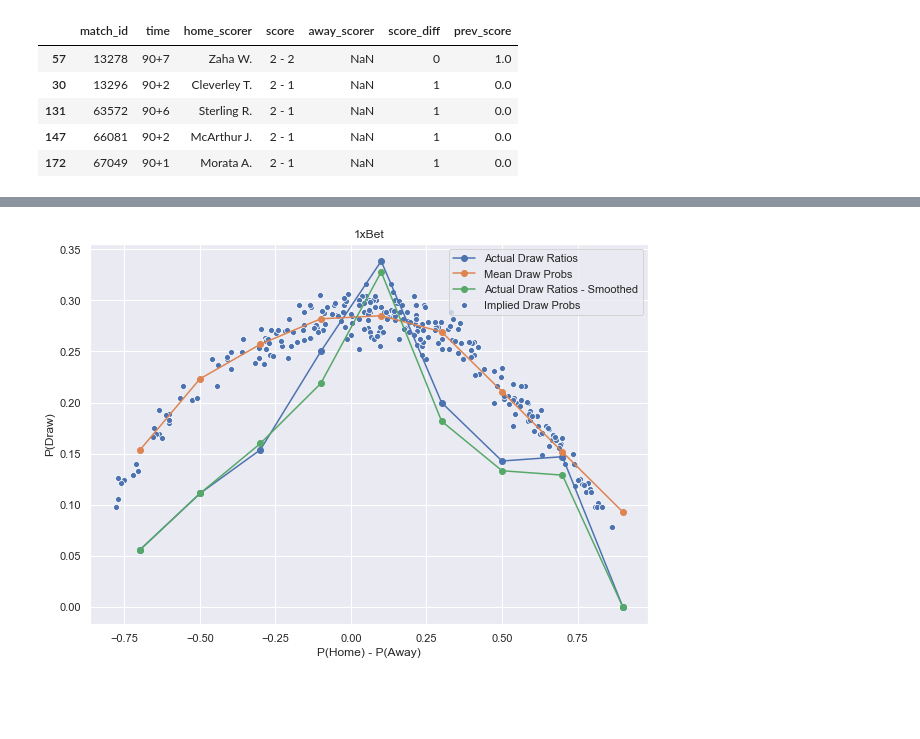
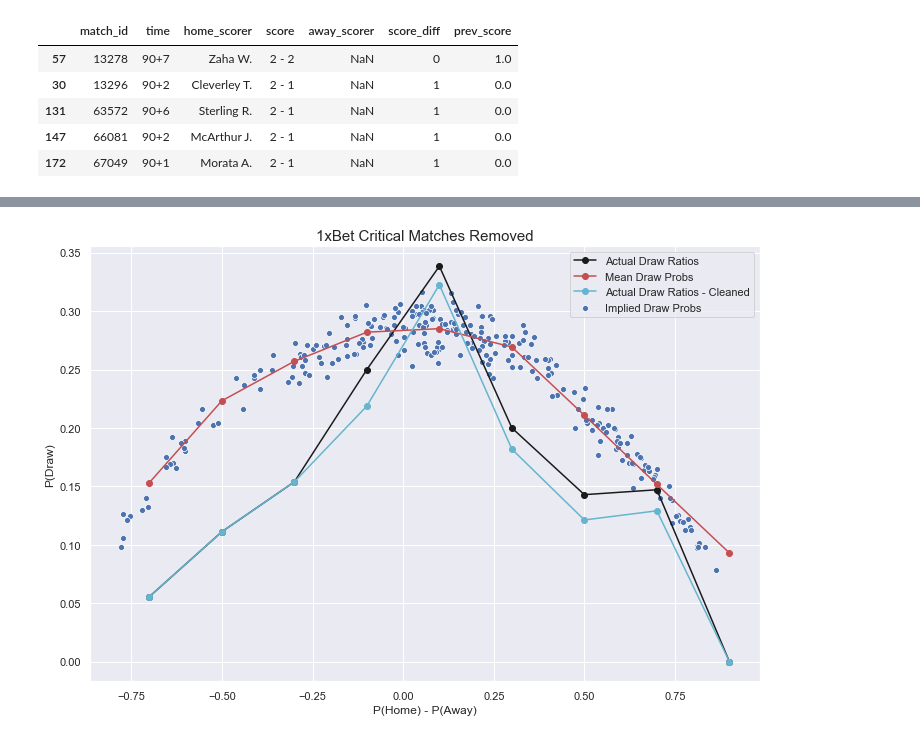
Before and after one commit to BU-IE-582/fall19-sarikayamerts, a Jupyter notebook: hw1/Assignment1.ipynb, the cells around one changed output, grey strips where cells are left out. Saved outputs shown, nothing was run; the diff lists cells and outputs as text; code cells hidden in the pictures; blank space fills up the shorter version.

```diff
--- a/hw1/Assignment1.ipynb
+++ b/hw1/Assignment1.ipynb
@@ -191,6 +194,9 @@ Std of home_score - away_score is 1.889429497135252
 ## Task2
 # %%
 # subsetting bets to odd1 oddx odd2 only
+# odd values should be more than
+print(len(bets))
+bets = bets[bets['value'] > 1]
 print(len(bets))
 bets = bets[bets['variable'].isin(['odd_1', 'odd_x', 'odd_2'])]
 print(len(bets))
@@ -216,9 +223,6 @@ bets.head()
 | 2 | 150844 | 1xBet | 3.09 | 3.3 | 2.46 | 2017-02-10 10:23:46 |
 | 3 | 150844 | Marathonbet | 3.10 | 3.3 | 2.44 | 2017-02-10 10:23:46 |
 | 4 | 150844 | bwin | 2.55 | 3.3 | 2.40 | 2017-02-10 10:23:46 |
-# %%
-# odds shouldn't be less than 1
-bets = bets[(bets['odd_1'] > 1) & (bets['odd_x'] > 1) & (bets['odd_2'] > 1)]
 # %%
 # Since bets are changing by time, I will use final odds announced by bookmakers
 # by assuming they are correcting their odds somehow
@@ -298,14 +304,14 @@ def plot_bookmaker_odds(df, plot_name, critical_df=None):
   prob_bins.columns = ['bins', 'total_matches', 'draw_matches', 'draw_ratio', 'mean_draw_prob']
   ax = sns.scatterplot(x="diff",
                        y="norm_prob_odd_x",
-                       data=df).set_title(plot_name)
+                       data=df).set_title(plot_name, fontsize = 15)
   plt.plot(prob_bins.bins,
            prob_bins.draw_ratio,
-           'o-',
+           'ko-',
            alpha=1)
   plt.plot(prob_bins.bins,
            prob_bins.mean_draw_prob,
-           'o-',
+           'ro-',
            alpha=1)
   label_list = ['Actual Draw Ratios', 'Mean Draw Probs', 'Implied Draw Probs']
   if critical_df is not None:
@@ -318,14 +324,14 @@ def plot_bookmaker_odds(df, plot_name, critical_df=None):
     # critical_prob_bins.columns = ['bins', 'total_matches', 'draw_matches', 'draw_ratio', 'mean_draw_prob']
     plt.plot(critical_prob_bins.bins,
              critical_prob_bins.draw_ratio,
-             'o-',
+             'co-',
              alpha=1)
     # plt.plot(critical_prob_bins.bins,
     #          critical_prob_bins.mean_draw_prob,
     #          'o-',
     #          alpha=1)
 
-    label_list = ['Actual Draw Ratios', 'Mean Draw Probs', 'Actual Draw Ratios - Smoothed', 'Implied Draw Probs']
+    label_list = ['Actual Draw Ratios', 'Mean Draw Probs', 'Actual Draw Ratios - Cleaned', 'Implied Draw Probs']
 
   plt.xlabel('P(Home) - P(Away)')
   plt.ylabel('P(Draw)')
@@ -397,2 +418,2 @@ critical_goals.head()
 # %%
-red_card_matches = booking[(booking['time'] < '46') & (booking['card'] == 'red card')]
+red_card_matches = booking[(booking['time'] < '30') & (booking['card'] == 'red card')]
@@ -419,6 +438,9 @@ matches_to_remove = critical_matches + red_card_matches
 # %%
-critical_df = final_bets[(~final_bets['match_id'].isin(matches_to_remove)) & (final_bets['odd_bookmakers'] == '1xBet')]
-plot_bookmaker_odds(final_bets[final_bets['odd_bookmakers'] == '1xBet'], '1xBet', critical_df)
+critical_df = final_bets[(~final_bets['match_id'].isin(matches_to_remove)) &
+                         (final_bets['odd_bookmakers'] == '1xBet')]
+plot_bookmaker_odds(final_bets[final_bets['odd_bookmakers'] == '1xBet'],
+                    '1xBet Critical Matches Removed',
+                    critical_df)
 # %% [output]
-[figure, old version]
+[figure, new version]
 # %%
```
Also changed, not shown: parts of 28 cells of this notebook, 1 other file.
